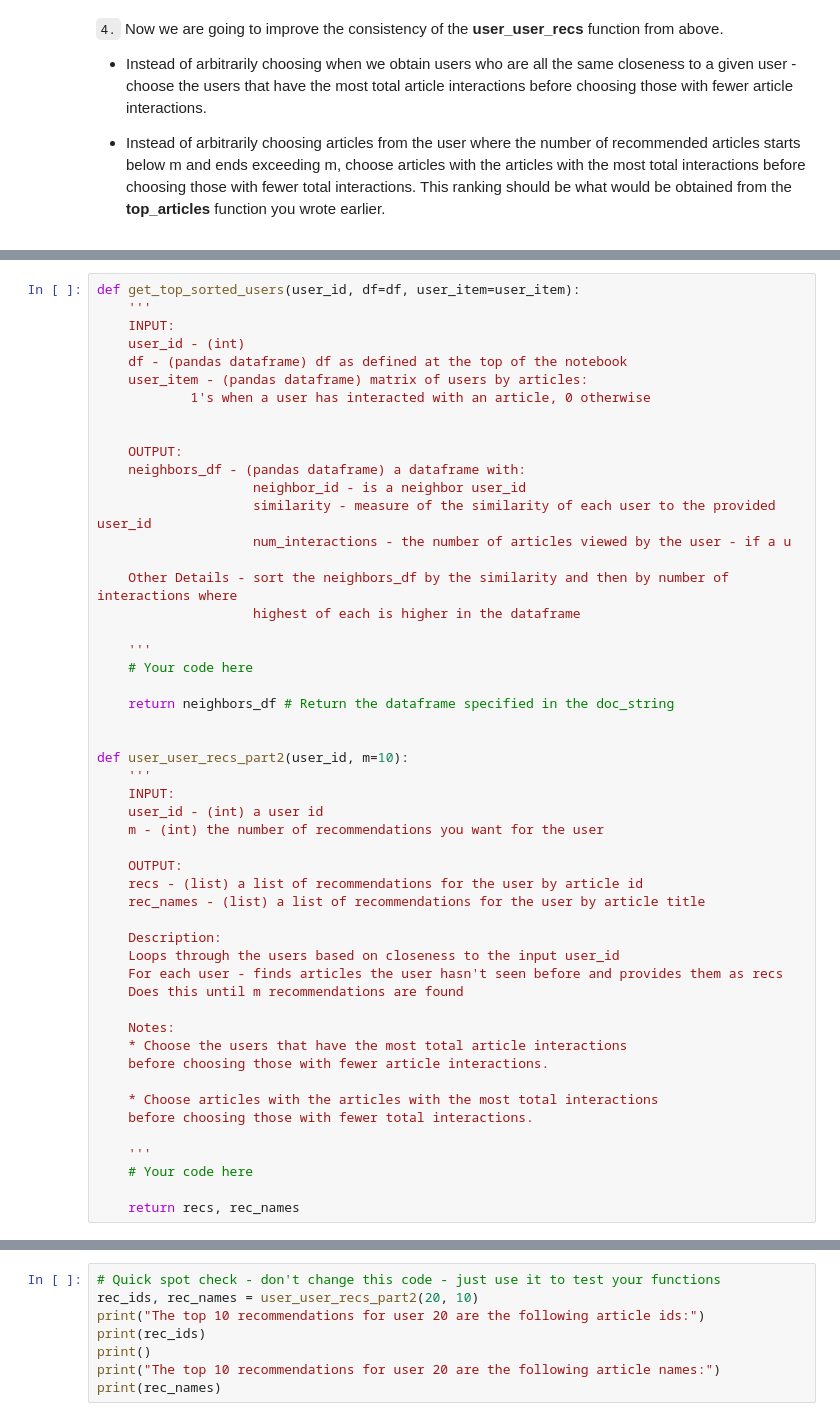
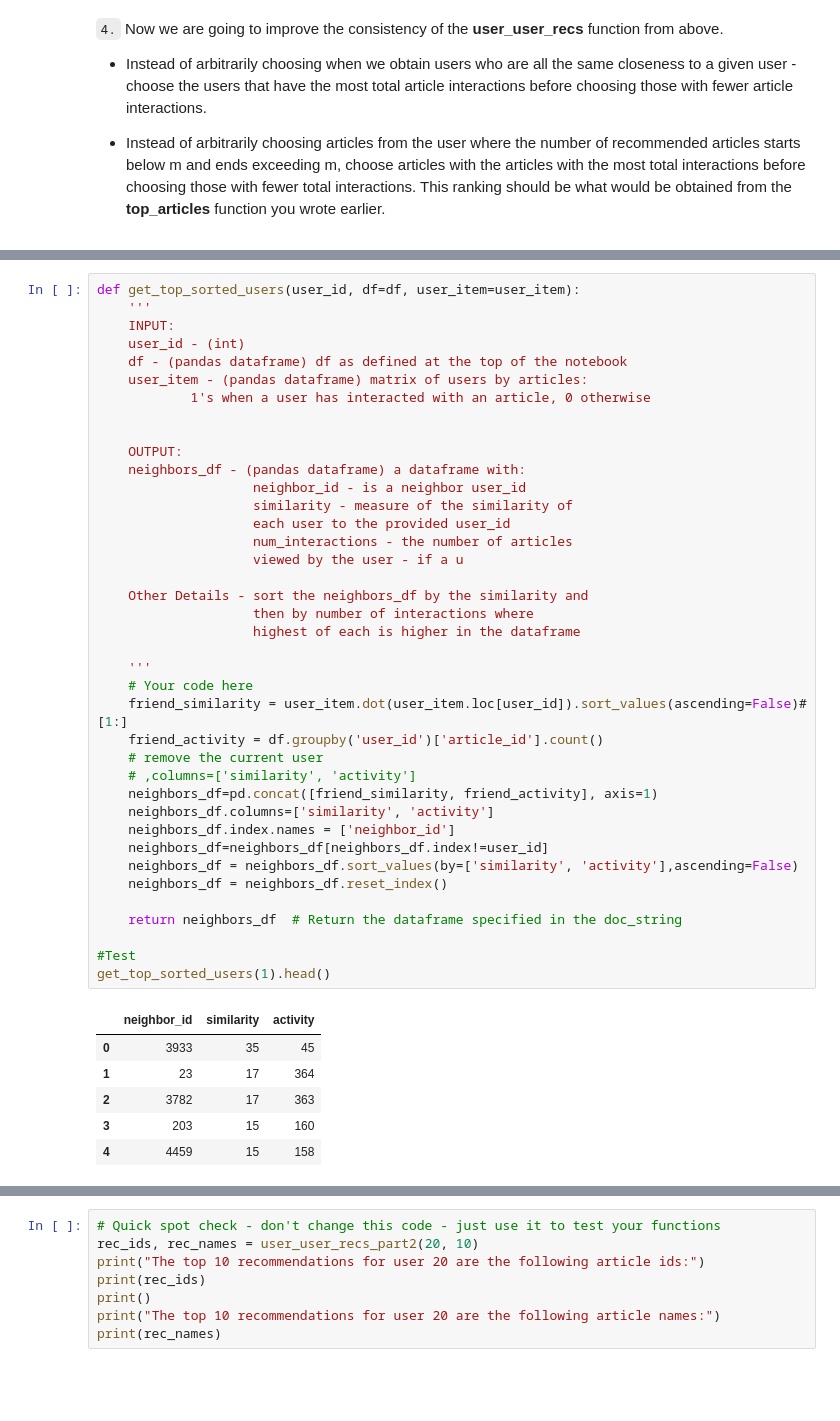
Before and after one commit to drnesr/RecommenderEngineProject, a Jupyter notebook: Recommendations_with_IBM.ipynb, the cells around one changed output, grey strips where cells are left out. Drawn from its saved outputs; the diff is of its cells as text; blank space fills up the shorter version.

```diff
--- a/Recommendations_with_IBM.ipynb
+++ b/Recommendations_with_IBM.ipynb
@@ -725,51 +738,46 @@ If this is all you see, you passed all of our tests!  Nice job!
 # %%
 def get_top_sorted_users(user_id, df=df, user_item=user_item):
     '''
     INPUT:
     user_id - (int)
     df - (pandas dataframe) df as defined at the top of the notebook
     user_item - (pandas dataframe) matrix of users by articles:
             1's when a user has interacted with an article, 0 otherwise
 
 
     OUTPUT:
     neighbors_df - (pandas dataframe) a dataframe with:
                     neighbor_id - is a neighbor user_id
-                    similarity - measure of the similarity of each user to the provided user_id
-                    num_interactions - the number of articles viewed by the user - if a u
+                    similarity - measure of the similarity of
+                    each user to the provided user_id
+                    num_interactions - the number of articles
+                    viewed by the user - if a u
 
-    Other Details - sort the neighbors_df by the similarity and then by number of interactions where
+    Other Details - sort the neighbors_df by the similarity and
+                    then by number of interactions where
                     highest of each is higher in the dataframe
 
     '''
     # Your code here
+    friend_similarity = user_item.dot(user_item.loc[user_id]).sort_values(ascending=False)#[1:]
+    friend_activity = df.groupby('user_id')['article_id'].count()
+    # remove the current user
+    # ,columns=['similarity', 'activity']
+    neighbors_df=pd.concat([friend_similarity, friend_activity], axis=1)
+    neighbors_df.columns=['similarity', 'activity']
+    neighbors_df.index.names = ['neighbor_id']
+    neighbors_df=neighbors_df[neighbors_df.index!=user_id]
+    neighbors_df = neighbors_df.sort_values(by=['similarity', 'activity'],ascending=False)
+    neighbors_df = neighbors_df.reset_index()
 
-    return neighbors_df # Return the dataframe specified in the doc_string
+    return neighbors_df  # Return the dataframe specified in the doc_string
 
-
-def user_user_recs_part2(user_id, m=10):
-    '''
-    INPUT:
-    user_id - (int) a user id
-    m - (int) the number of recommendations you want for the user
-
-    OUTPUT:
-    recs - (list) a list of recommendations for the user by article id
-    rec_names - (list) a list of recommendations for the user by article title
-
-    Description:
-    Loops through the users based on closeness to the input user_id
-    For each user - finds articles the user hasn't seen before and provides them as recs
-    Does this until m recommendations are found
-
-    Notes:
-    * Choose the users that have the most total article interactions
-    before choosing those with fewer article interactions.
-
-    * Choose articles with the articles with the most total interactions
-    before choosing those with fewer total interactions.
-
-    '''
-    # Your code here
-
-    return recs, rec_names
+#Test
+get_top_sorted_users(1).head()
+# %% [output]
+|  | neighbor_id | similarity | activity |
+| 0 | 3933 | 35 | 45 |
+| 1 | 23 | 17 | 364 |
+| 2 | 3782 | 17 | 363 |
+| 3 | 203 | 15 | 160 |
+| 4 | 4459 | 15 | 158 |
```
Also changed, not shown: parts of 8 cells of this notebook.
